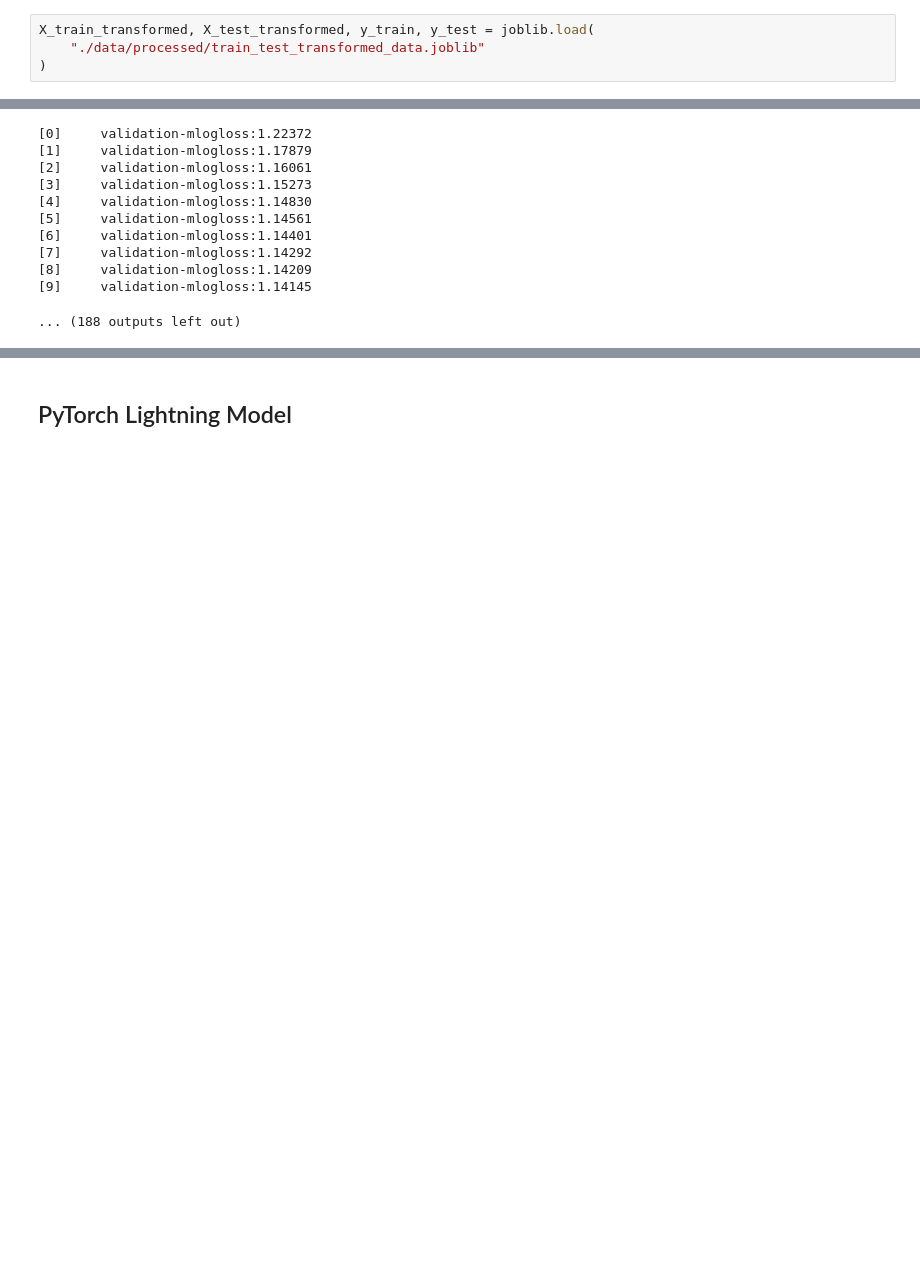
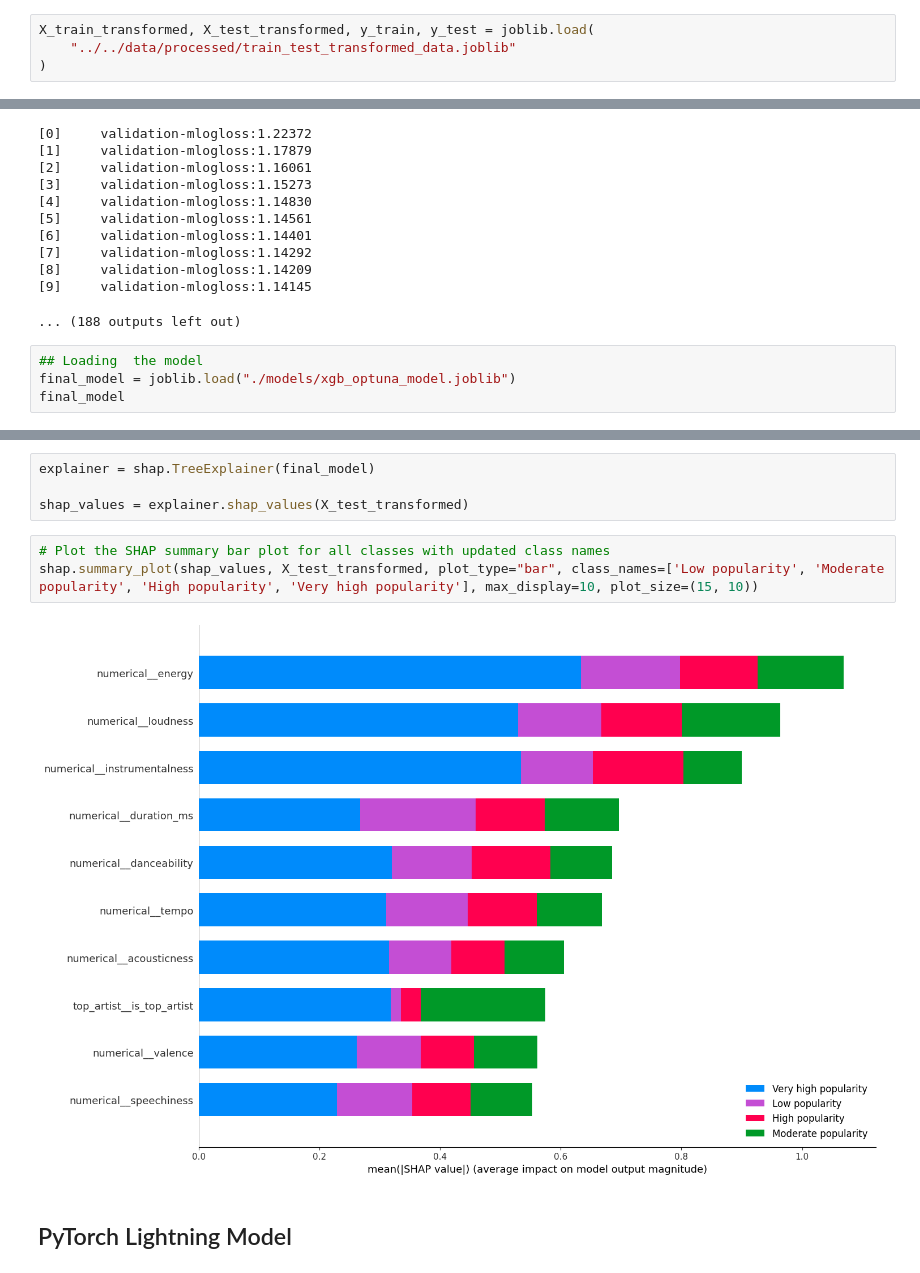
Before and after one commit to McGill-MMA-EnterpriseAnalytics/Spotify-Music, a Jupyter notebook: src/models/modeling.ipynb, the cells around one changed output, grey strips where cells are left out. Drawn from its saved outputs; the diff is of its cells as text; blank space fills up the shorter version.

Commit message:
Shapley Plot (#44)
* add feedback

* update plots

```diff
--- a/src/models/modeling.ipynb
+++ b/src/models/modeling.ipynb
@@ -23,7 +22,7 @@ from h2o.automl import H2OAutoML
 os.chdir(r"C:\Users\omsan\Desktop\Om\Mcgill\MMA 2023\Winter 2 2024\Enterpise ML Part 2\Group Project\Spotify-Music")
 # %%
 X_train_transformed, X_test_transformed, y_train, y_test = joblib.load(
-    "./data/processed/train_test_transformed_data.joblib"
+    "../../data/processed/train_test_transformed_data.joblib"
 )
 # %% [markdown]
 ## Training baseline Models using H20 AutoMl
@@ -251,3 +250,7 @@ joblib.dump(final_model, "./models/xgb_optuna_model.joblib")
 [8]     validation-mlogloss:1.14209
 [9]     validation-mlogloss:1.14145
 ... (188 outputs left out)
+# %%
+## Loading  the model
+final_model = joblib.load("./models/xgb_optuna_model.joblib")
+final_model
@@ -254,3 +269,12 @@ joblib.dump(final_model, "./models/xgb_optuna_model.joblib")
+# %%
+explainer = shap.TreeExplainer(final_model)
+
+shap_values = explainer.shap_values(X_test_transformed)
+# %%
+# Plot the SHAP summary bar plot for all classes with updated class names
+shap.summary_plot(shap_values, X_test_transformed, plot_type="bar", class_names=['Low popularity', 'Moderate popularity', 'High popularity', 'Very high popularity'], max_display=10, plot_size=(15, 10))
+# %% [output]
+[figure, added]
 # %% [markdown]
 ## PyTorch Lightning Model
 # %%
```
Also changed, not shown: parts of 10 cells of this notebook, 53 other files.
